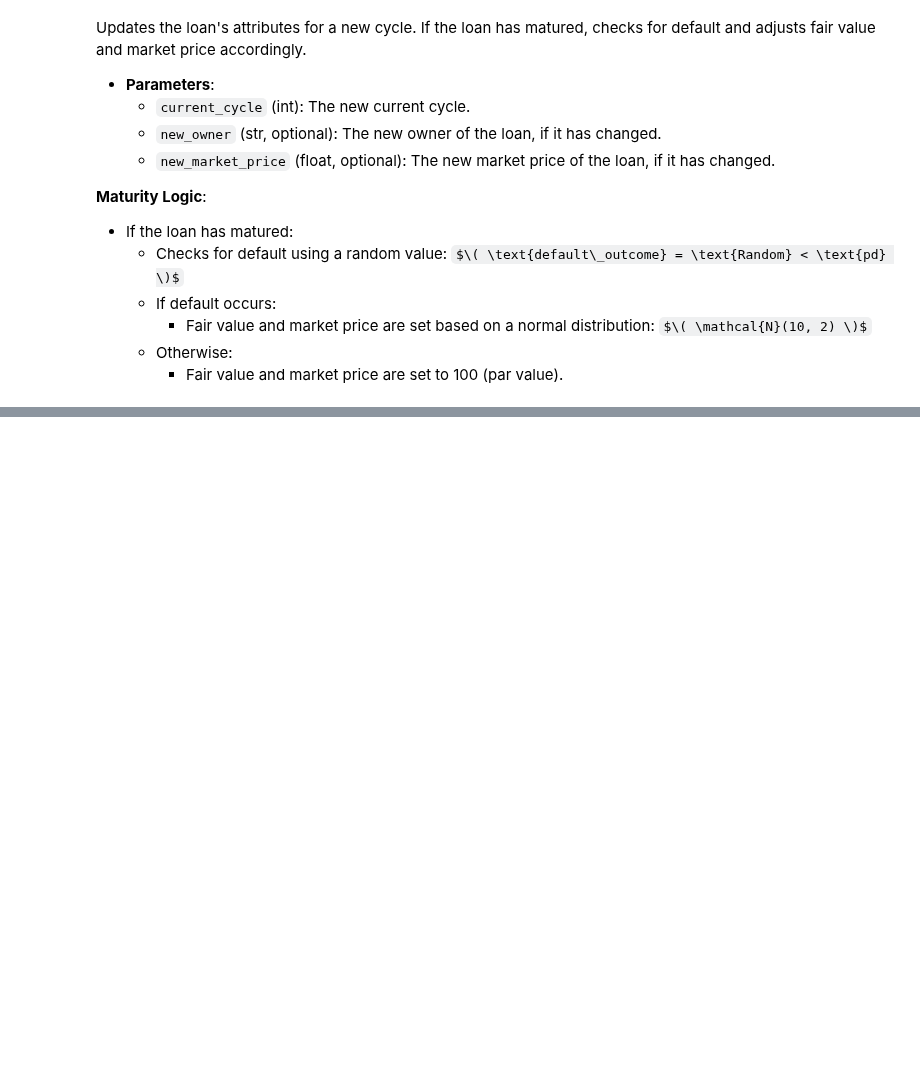
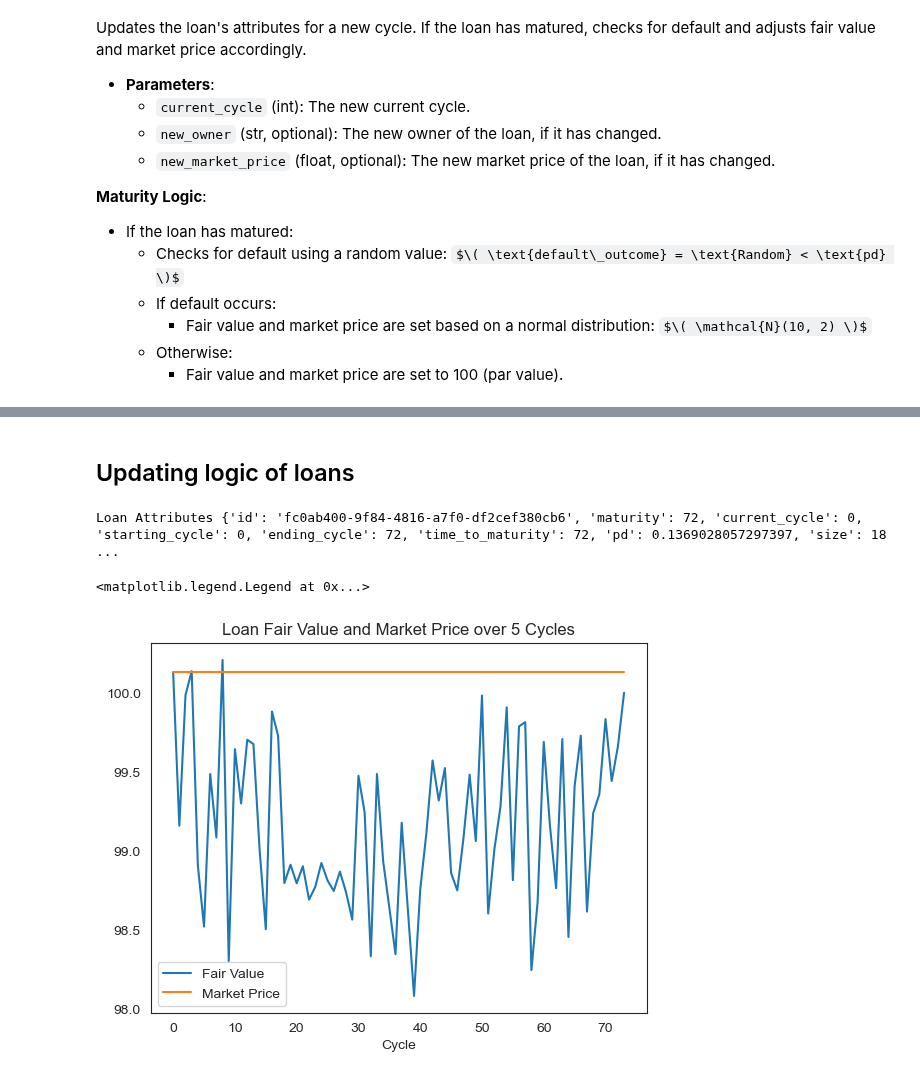
Before and after one commit to mithilpujar/capstone, a Jupyter notebook: Loan Object Demonstration.ipynb, the cells around one changed output, grey strips where cells are left out. Cells and saved outputs as stored; diff of their text form; code cells hidden in the pictures; some formulas as TeX source; blank space fills up the shorter version.

```diff
--- a/Loan Object Demonstration.ipynb
+++ b/Loan Object Demonstration.ipynb
@@ -175,0 +176,23 @@ plt.show()
+# %% [markdown]
+## Updating logic of loans
+# %%
+import Agents.Loan as Loan
+
+# Create a loan with a maturity of 5 cycles
+loan = Loan.LoanObj(float_interest=0.05)
+
+print("Loan Attributes", loan.as_dict())
+
+# Update the loan for 5 cycles
+for i in range(200):
+    loan.update(i)
+
+plt.plot(loan.fair_value_history, label="Fair Value")
+plt.plot(loan.market_price_history, label="Market Price")
+plt.title("Loan Fair Value and Market Price over 5 Cycles")
+plt.xlabel("Cycle")
+plt.legend()
+# %% [output]
+Loan Attributes {'id': 'fc0ab400-9f84-4816-a7f0-df2cef380cb6', 'maturity': 72, 'current_cycle': 0, 'starting_cycle': 0, 'ending_cycle': 72, 'time_to_maturity': 72, 'pd': 0.1369028057297397, 'size': 18 ...
+<matplotlib.legend.Legend at 0x...>
+[figure, added]
```
Also changed, not shown: parts of 1 cell of this notebook, 2 other files.
